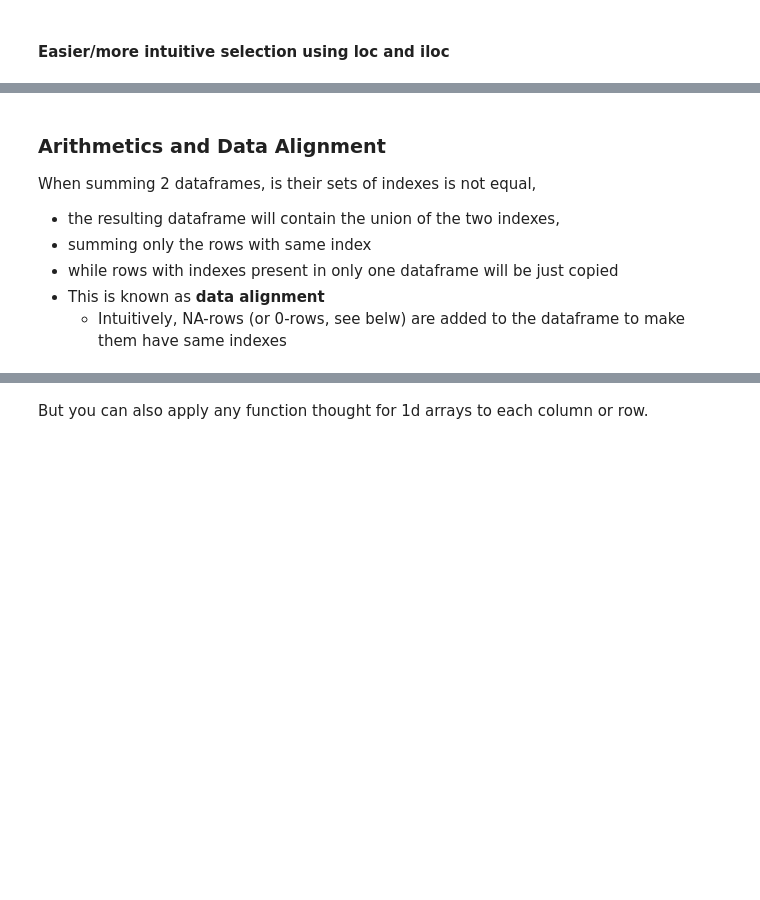
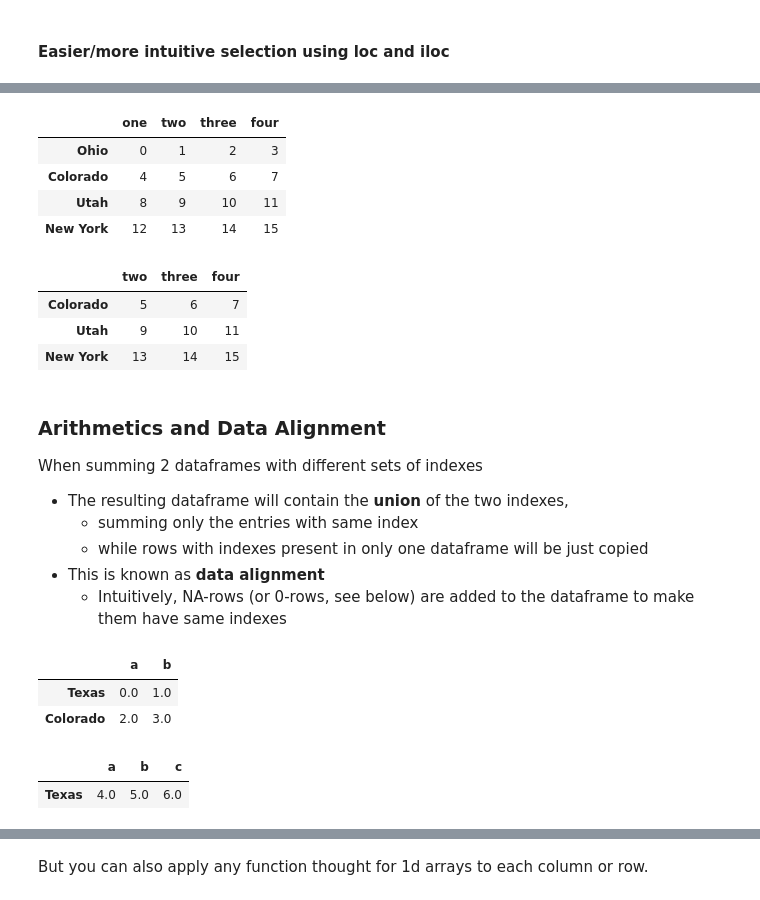
Before and after one commit to EMbeDS-education/IPDPP-GSSI-20202021, a Jupyter notebook: jupyter/jupyterNotebooks/Part1_NumPy_Pandas.ipynb, the cells around one changed output, grey strips where cells are left out. Drawn from its saved outputs; the diff is of its cells as text; code cells hidden in the pictures; blank space fills up the shorter version.

```diff
--- a/jupyter/jupyterNotebooks/Part1_NumPy_Pandas.ipynb
+++ b/jupyter/jupyterNotebooks/Part1_NumPy_Pandas.ipynb
@@ -956,18 +1243,42 @@ print(data.loc[['Colorado','Ohio'], ['one','four']])  # 'Colorado','Ohio' row +
+# %%
+data
+# %% [output]
+|  | one | two | three | four |
+| Ohio | 0 | 1 | 2 | 3 |
+| Colorado | 4 | 5 | 6 | 7 |
+| Utah | 8 | 9 | 10 | 11 |
+| New York | 12 | 13 | 14 | 15 |
+# %%
+data.loc['Colorado':'New York', 'two':]
+# %% [output]
+|  | two | three | four |
+| Colorado | 5 | 6 | 7 |
+| Utah | 9 | 10 | 11 |
+| New York | 13 | 14 | 15 |
 # %% [markdown]
 ### Arithmetics and Data Alignment
-When summing 2 dataframes, is their sets of indexes is not equal,
-* the resulting dataframe will contain the union of the two indexes,
-* summing only the rows with same index
-* while rows with indexes present in only one dataframe will be just copied
+When summing 2 dataframes with different sets of indexes
+* The resulting dataframe will contain the **union** of the two indexes,
+   * summing only the entries with same index
+   * while rows with indexes present in only one dataframe will be just copied
 * This is known as __data alignment__
-  * Intuitively, NA-rows (or 0-rows, see belw) are added to the dataframe to make them have same indexes
+  * Intuitively, NA-rows (or 0-rows, see below) are added to the dataframe to make them have same indexes
 # %%
-df1 = pd.DataFrame(np.arange(4.).reshape((2, 2)), columns=list('ab'),
+df1 = pd.DataFrame(np.arange(4.).reshape((2, 2)),
+                   columns=list('ab'),
                    index=['Texas', 'Colorado'])
 df1
+# %% [output]
+|  | a | b |
+| Texas | 0.0 | 1.0 |
+| Colorado | 2.0 | 3.0 |
 # %%
-df2 = pd.DataFrame((np.arange(3.)+4).reshape((1, 3)), columns=list('abc'),
+df2 = pd.DataFrame((np.arange(3.)+4).reshape((1, 3)),
+                   columns=list('abc'),
                    index=['Texas'])
 df2
+# %% [output]
+|  | a | b | c |
+| Texas | 4.0 | 5.0 | 6.0 |
 # %%
 df1 + df2
```
Also changed, not shown: parts of 71 cells of this notebook.
